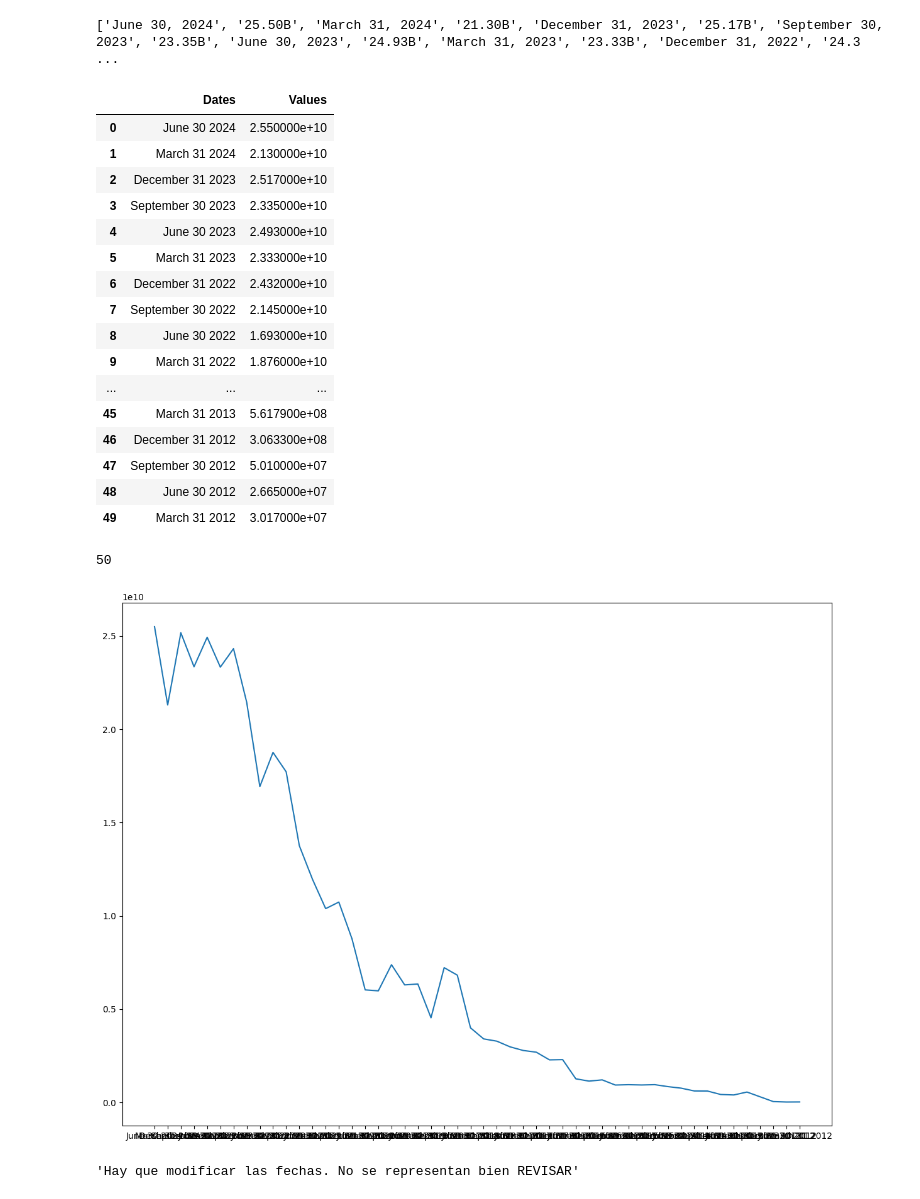
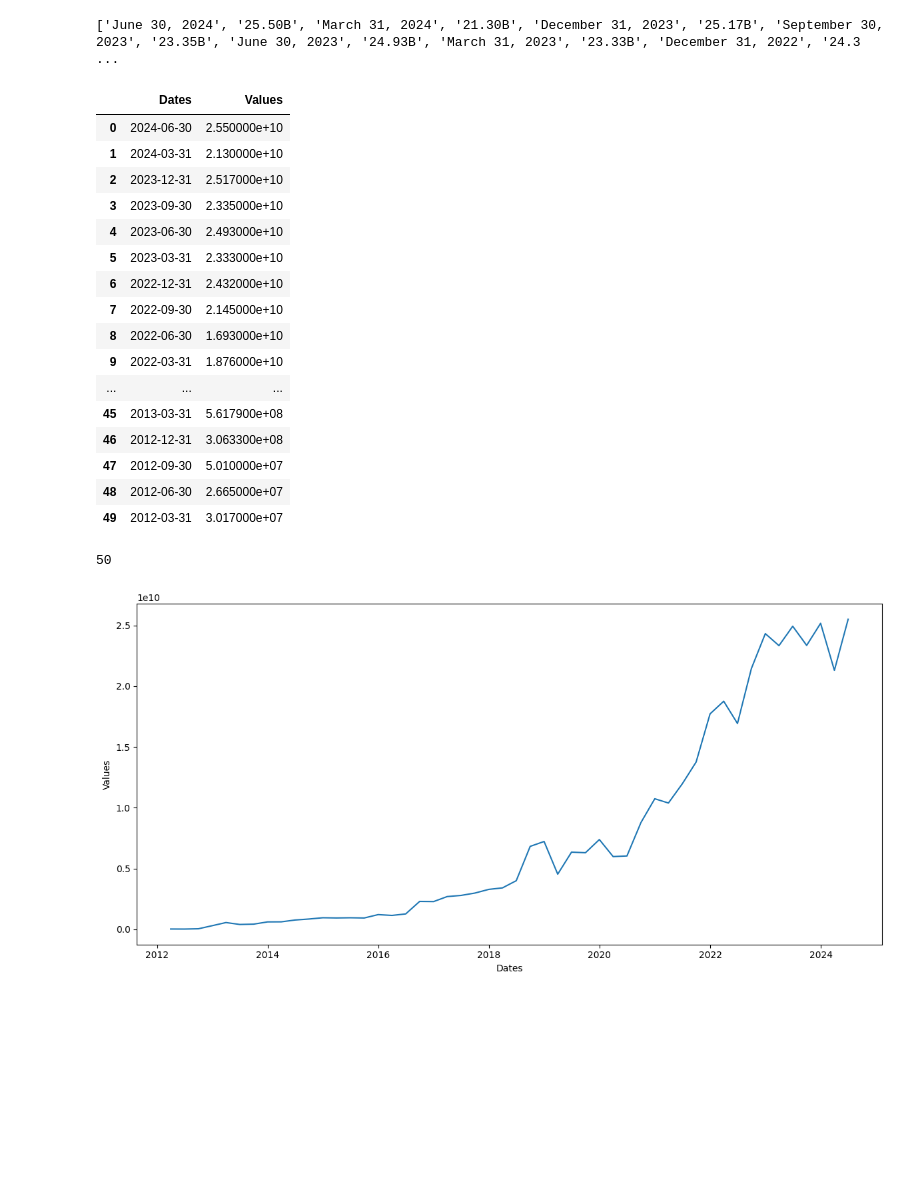
Before and after one commit to 4GeeksAcademy/fer-romer-web-scraping-project-tutorial, a Jupyter notebook: src/explore.ipynb, the cells around one changed output. Drawn from its saved outputs; the diff is of its cells as text; code cells hidden in the pictures; blank space fills up the shorter version.

Commit message:
chart 1

```diff
--- a/src/explore.ipynb
+++ b/src/explore.ipynb
@@ -79,25 +60,29 @@ tesla_dataframe = pd.DataFrame(tesla_revenue)
 # %%
 # reemplazo de las ',' por '' y obtención del dataframe final
 filt_tesla_dataframe = tesla_dataframe.replace(',', '', regex = True)
+
+
+# Convertir las fechas
+filt_tesla_dataframe['Dates'] = pd.to_datetime(filt_tesla_dataframe['Dates'], format = '%B %d %Y')
 filt_tesla_dataframe
 # %% [output]
 |  | Dates | Values |
-| 0 | June 30 2024 | 2.550000e+10 |
-| 1 | March 31 2024 | 2.130000e+10 |
-| 2 | December 31 2023 | 2.517000e+10 |
-| 3 | September 30 2023 | 2.335000e+10 |
-| 4 | June 30 2023 | 2.493000e+10 |
-| 5 | March 31 2023 | 2.333000e+10 |
-| 6 | December 31 2022 | 2.432000e+10 |
-| 7 | September 30 2022 | 2.145000e+10 |
-| 8 | June 30 2022 | 1.693000e+10 |
-| 9 | March 31 2022 | 1.876000e+10 |
+| 0 | 2024-06-30 | 2.550000e+10 |
+| 1 | 2024-03-31 | 2.130000e+10 |
+| 2 | 2023-12-31 | 2.517000e+10 |
+| 3 | 2023-09-30 | 2.335000e+10 |
+| 4 | 2023-06-30 | 2.493000e+10 |
+| 5 | 2023-03-31 | 2.333000e+10 |
+| 6 | 2022-12-31 | 2.432000e+10 |
+| 7 | 2022-09-30 | 2.145000e+10 |
+| 8 | 2022-06-30 | 1.693000e+10 |
+| 9 | 2022-03-31 | 1.876000e+10 |
 | ... | ... | ... |
-| 45 | March 31 2013 | 5.617900e+08 |
-| 46 | December 31 2012 | 3.063300e+08 |
-| 47 | September 30 2012 | 5.010000e+07 |
-| 48 | June 30 2012 | 2.665000e+07 |
-| 49 | March 31 2012 | 3.017000e+07 |
+| 45 | 2013-03-31 | 5.617900e+08 |
+| 46 | 2012-12-31 | 3.063300e+08 |
+| 47 | 2012-09-30 | 5.010000e+07 |
+| 48 | 2012-06-30 | 2.665000e+07 |
+| 49 | 2012-03-31 | 3.017000e+07 |
 # %%
 connection = sqlite3.connect('filt_tesla_dataframe')
 cursor = connection.cursor()
@@ -106,12 +91,12 @@ filt_tesla_dataframe.to_sql('TeslaRevenue', connection, if_exists='replace', ind
 # %% [output]
 50
 # %%
-plt.figure(figsize = (12,9))
-plt.plot(filt_tesla_dataframe['Dates'], filt_tesla_dataframe['Values'])
+plt.figure(figsize = (12,6))
+#plt.plot(filt_tesla_dataframe['Dates'], filt_tesla_dataframe['Values'])
+sns.lineplot(data = filt_tesla_dataframe,
+              x="Dates",
+                y="Values")
 plt.tight_layout()
 plt.show()
-
-'''Hay que modificar las fechas. No se representan bien REVISAR'''
 # %% [output]
-[figure, old version]
+[figure, new version]
-'Hay que modificar las fechas. No se representan bien REVISAR'
```
Also changed, not shown: parts of 4 cells of this notebook, 1 other file.
